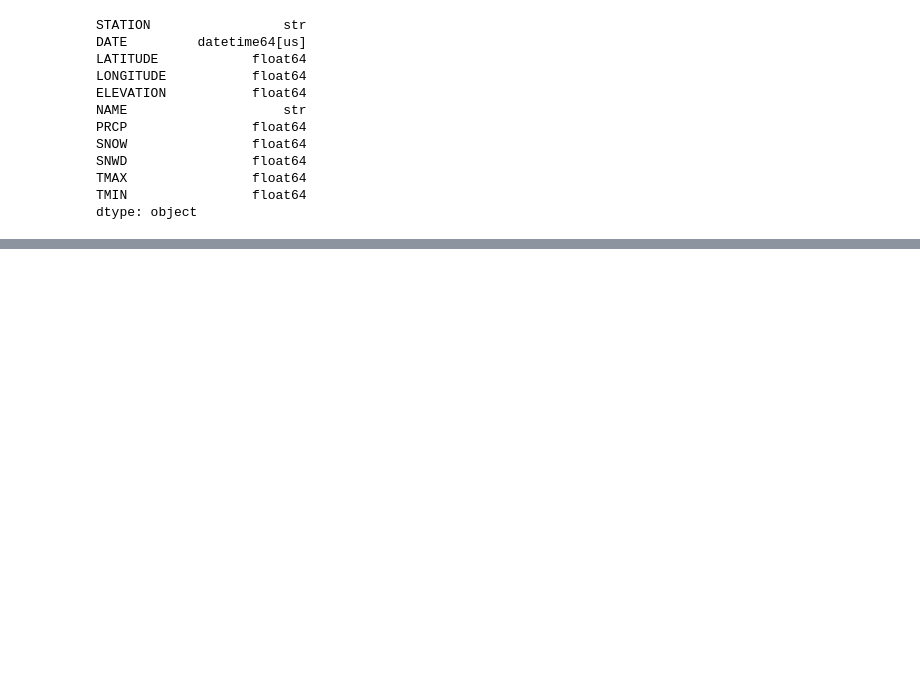
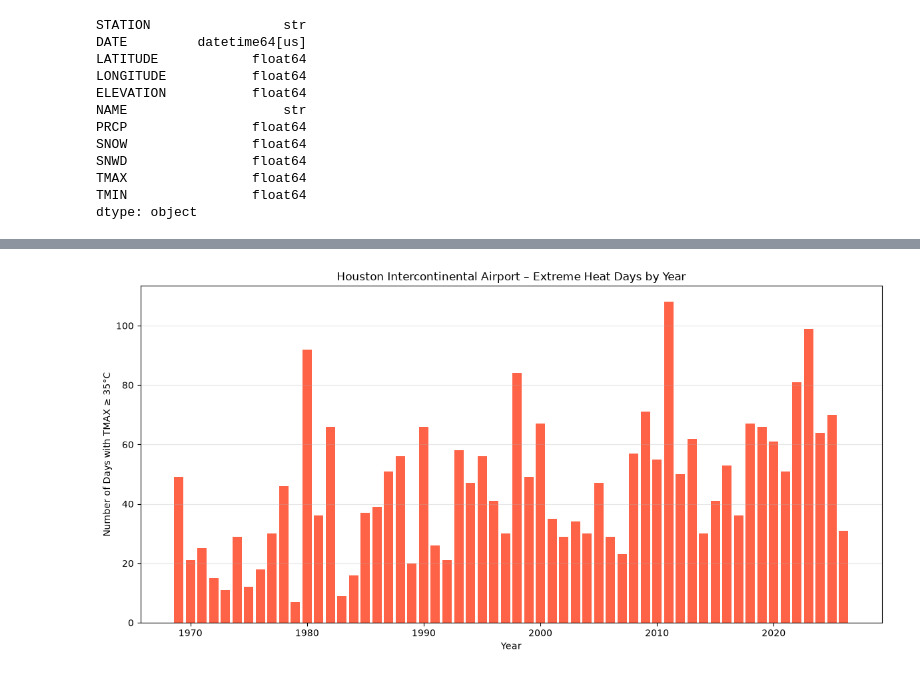
Before and after one commit to Sudarshan006/climate-risk-dashboard, a Jupyter notebook: notebooks/01_explore_ghcn.ipynb, the cells around one changed output, grey strips where cells are left out. Drawn from its saved outputs; the diff is of its cells as text; code cells hidden in the pictures; blank space fills up the shorter version.

```diff
--- a/notebooks/01_explore_ghcn.ipynb
+++ b/notebooks/01_explore_ghcn.ipynb
@@ -138,0 +227,30 @@ plt.show()
+# %%
+# Count extreme heat days (TMAX at least 35°C) in each year
+extreme_heat_days = (
+    df_clean
+    .dropna(subset=["TMAX"])
+    .assign(
+        Year=df_clean["DATE"].dt.year,
+        Extreme_Heat=df_clean["TMAX"] >= 35
+    )
+    .groupby("Year")["Extreme_Heat"]
+    .sum()
+)
+
+# Plot extreme heat days
+plt.figure(figsize=(12, 6))
+
+plt.bar(
+    extreme_heat_days.index,
+    extreme_heat_days.values,
+    color="tomato"
+)
+
+plt.title("Houston Intercontinental Airport – Extreme Heat Days by Year")
+plt.xlabel("Year")
+plt.ylabel("Number of Days with TMAX ≥ 35°C")
+plt.grid(axis="y", alpha=0.3)
+plt.tight_layout()
+plt.show()
+# %% [output]
+[figure, added]
```
Also changed, not shown: parts of 9 cells of this notebook.
